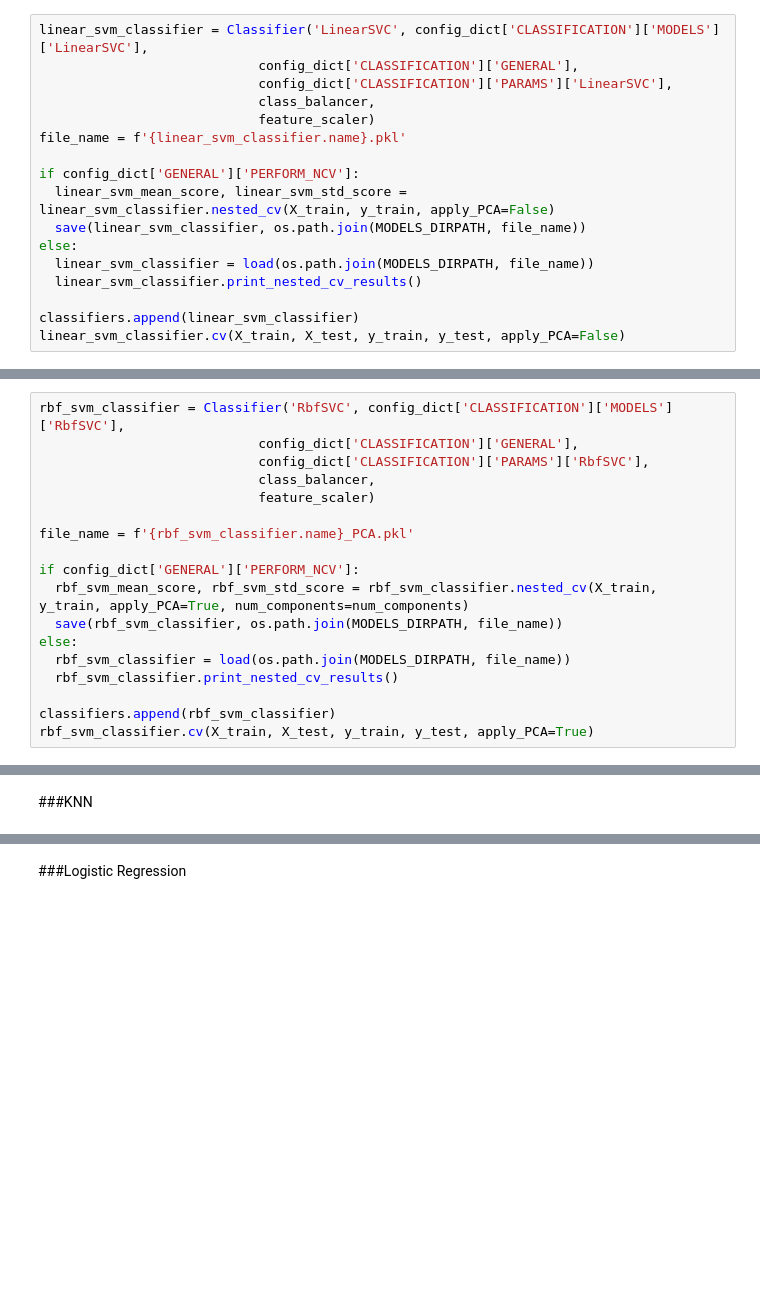
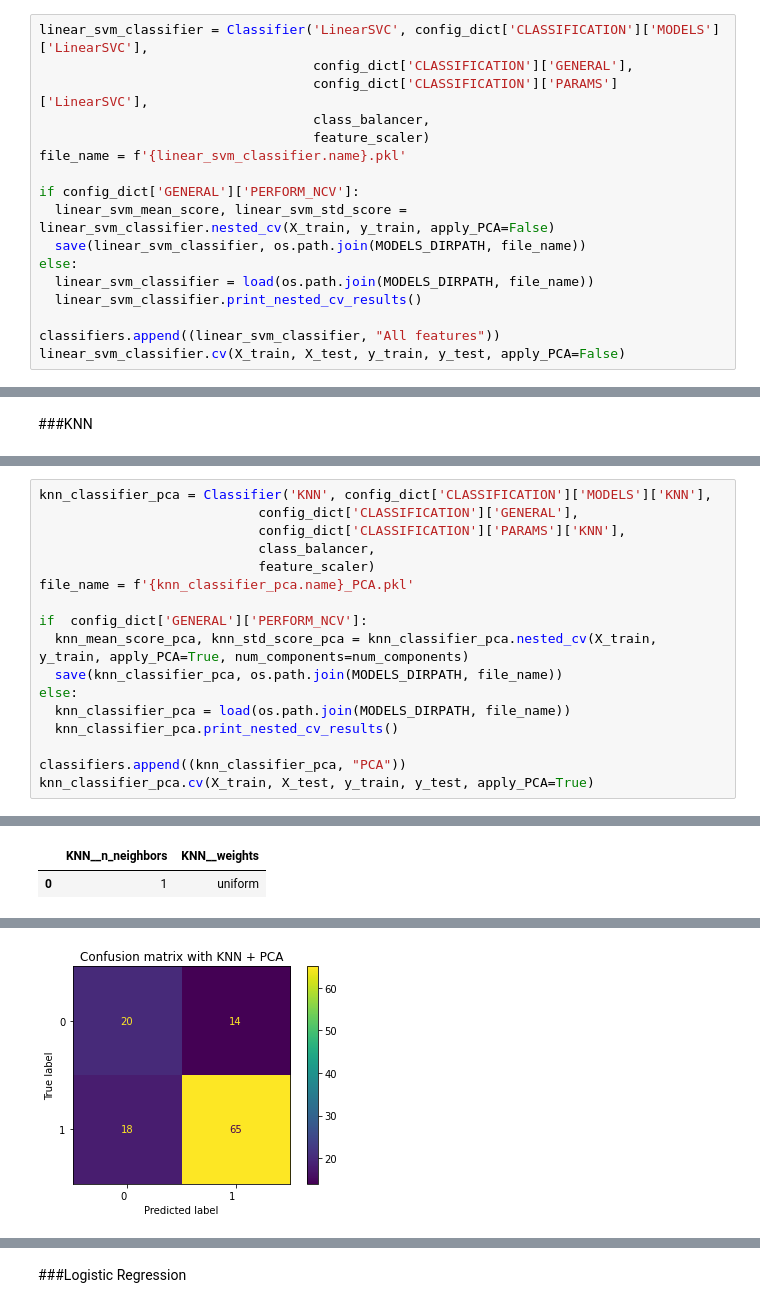
Before and after one commit to Vaxx66/DataSpaces_project, a Jupyter notebook: DataSpaces_project.ipynb, the cells around one changed output, grey strips where cells are left out. Cells and saved outputs as stored; diff of their text form; blank space fills up the shorter version.

```diff
--- a/DataSpaces_project.ipynb
+++ b/DataSpaces_project.ipynb
@@ -1803,9 +1784,9 @@ WARNING:matplotlib.legend:No handles with labels found to put in legend.
 # %%
 linear_svm_classifier = Classifier('LinearSVC', config_dict['CLASSIFICATION']['MODELS']['LinearSVC'],
-                            config_dict['CLASSIFICATION']['GENERAL'],
-                            config_dict['CLASSIFICATION']['PARAMS']['LinearSVC'],
-                            class_balancer,
-                            feature_scaler)
+                                   config_dict['CLASSIFICATION']['GENERAL'],
+                                   config_dict['CLASSIFICATION']['PARAMS']['LinearSVC'],
+                                   class_balancer,
+                                   feature_scaler)
 file_name = f'{linear_svm_classifier.name}.pkl'
 
 if config_dict['GENERAL']['PERFORM_NCV']:
@@ -1815,7 +1796,7 @@ else:
   linear_svm_classifier = load(os.path.join(MODELS_DIRPATH, file_name))
   linear_svm_classifier.print_nested_cv_results()
 
-classifiers.append(linear_svm_classifier)
+classifiers.append((linear_svm_classifier, "All features"))
 linear_svm_classifier.cv(X_train, X_test, y_train, y_test, apply_PCA=False)
 # %% [output]
 Computing inner cross validation for grid search of best hyperparameters...
@@ -1994,18 +1900,0 @@ WARNING:matplotlib.legend:No handles with labels found to put in legend.
-# %%
-rbf_svm_classifier = Classifier('RbfSVC', config_dict['CLASSIFICATION']['MODELS']['RbfSVC'],
-                            config_dict['CLASSIFICATION']['GENERAL'],
-                            config_dict['CLASSIFICATION']['PARAMS']['RbfSVC'],
-                            class_balancer,
-                            feature_scaler)
-
-file_name = f'{rbf_svm_classifier.name}_PCA.pkl'
-
-if config_dict['GENERAL']['PERFORM_NCV']:
-  rbf_svm_mean_score, rbf_svm_std_score = rbf_svm_classifier.nested_cv(X_train, y_train, apply_PCA=True, num_components=num_components)
-  save(rbf_svm_classifier, os.path.join(MODELS_DIRPATH, file_name))
-else:
-  rbf_svm_classifier = load(os.path.join(MODELS_DIRPATH, file_name))
-  rbf_svm_classifier.print_nested_cv_results()
-
-classifiers.append(rbf_svm_classifier)
-rbf_svm_classifier.cv(X_train, X_test, y_train, y_test, apply_PCA=True)
@@ -2019,0 +1911,18 @@ plot_2D_svm_decision_boundary(X_train, y_train, X_test, y_test, svm.SVC(**params
+# %%
+knn_classifier_pca = Classifier('KNN', config_dict['CLASSIFICATION']['MODELS']['KNN'],
+                            config_dict['CLASSIFICATION']['GENERAL'],
+                            config_dict['CLASSIFICATION']['PARAMS']['KNN'],
+                            class_balancer,
+                            feature_scaler)
+file_name = f'{knn_classifier_pca.name}_PCA.pkl'
+
+if  config_dict['GENERAL']['PERFORM_NCV']:
+  knn_mean_score_pca, knn_std_score_pca = knn_classifier_pca.nested_cv(X_train, y_train, apply_PCA=True, num_components=num_components)
+  save(knn_classifier_pca, os.path.join(MODELS_DIRPATH, file_name))
+else:
+  knn_classifier_pca = load(os.path.join(MODELS_DIRPATH, file_name))
+  knn_classifier_pca.print_nested_cv_results()
+
+classifiers.append((knn_classifier_pca, "PCA"))
+knn_classifier_pca.cv(X_train, X_test, y_train, y_test, apply_PCA=True)
+# %% [output]
@@ -2019,0 +1974,2 @@ plot_2D_svm_decision_boundary(X_train, y_train, X_test, y_test, svm.SVC(**params
+|  | KNN__n_neighbors | KNN__weights |
+| 0 | 1 | uniform |
@@ -2019,0 +1987 @@ plot_2D_svm_decision_boundary(X_train, y_train, X_test, y_test, svm.SVC(**params
+[figure, added]
```
Also changed, not shown: parts of 36 cells of this notebook, 9 other files.
